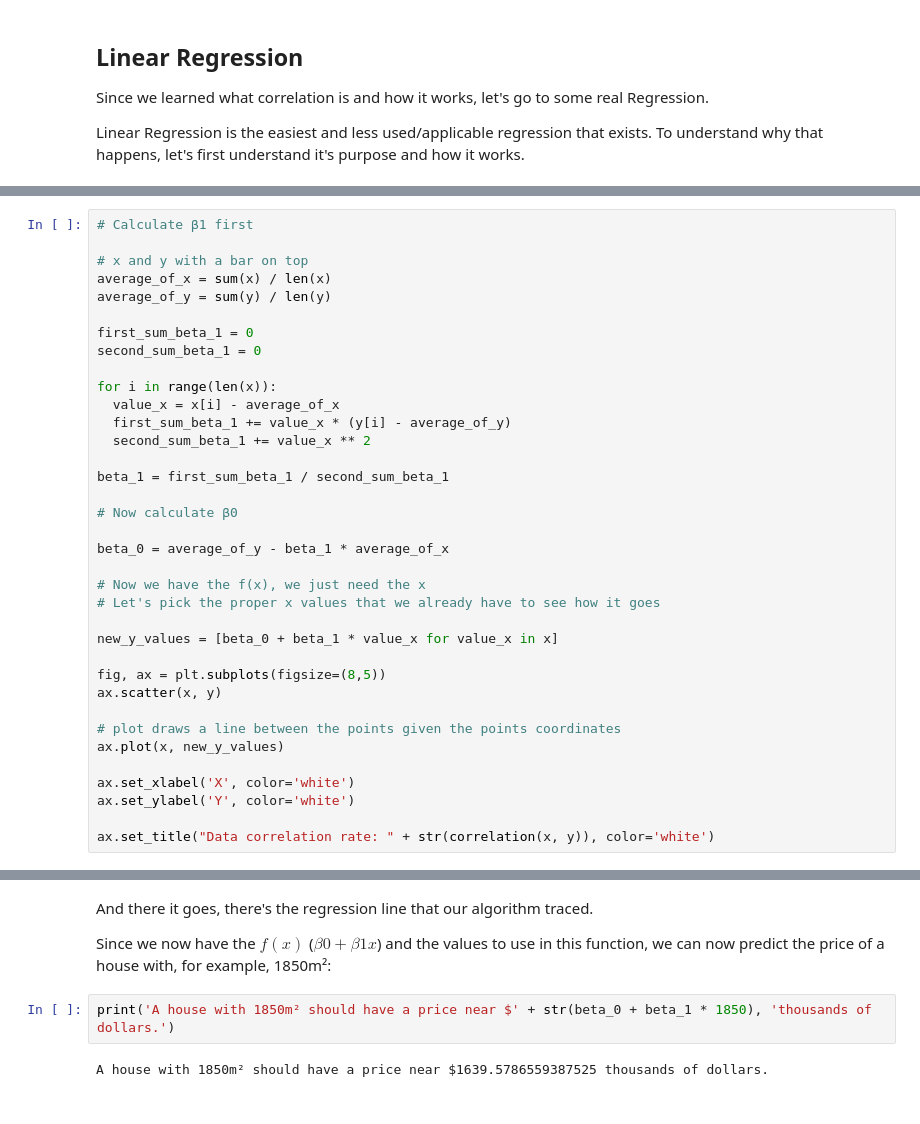
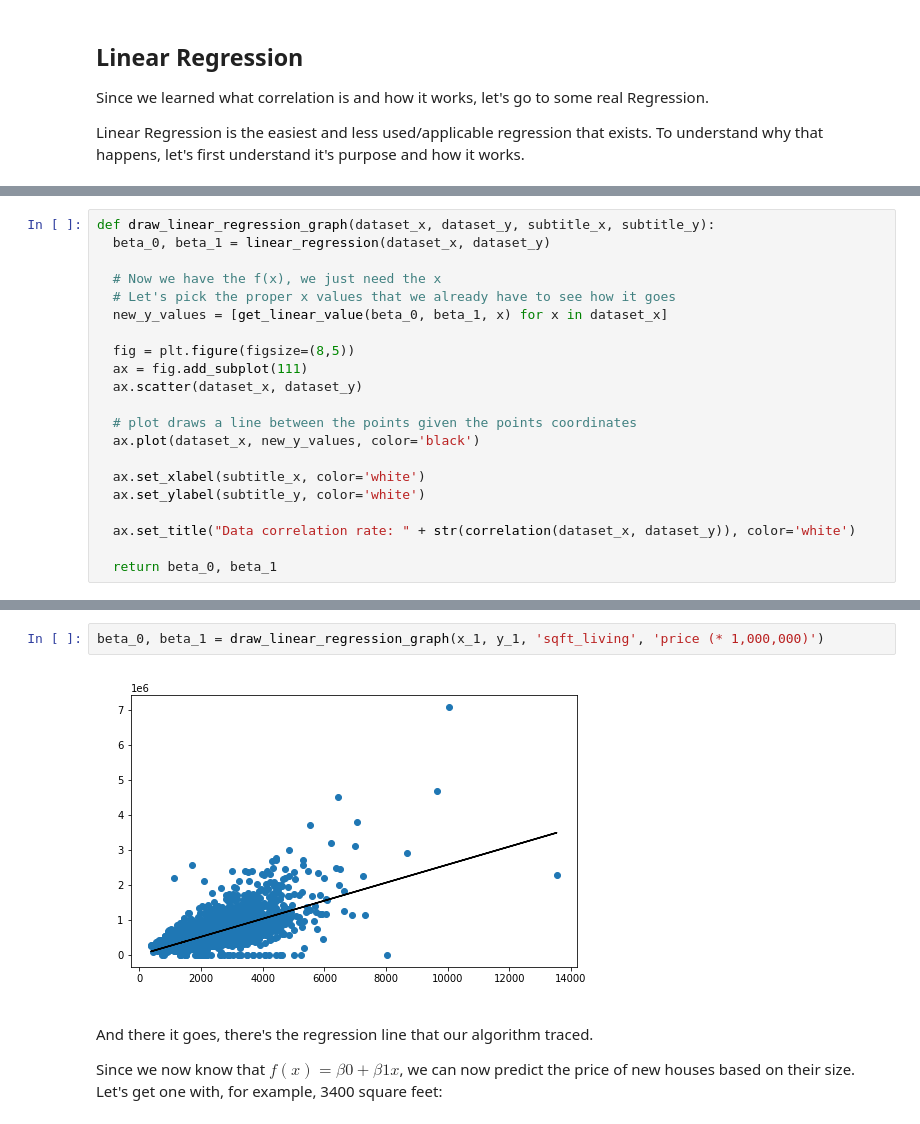
Before and after one commit to vitorhhelmbrecht/machine_learning, a Jupyter notebook: Supervised Learning/Regression/Regression.ipynb, the cells around one changed output, grey strips where cells are left out. Saved outputs shown, nothing was run; the diff lists cells and outputs as text.

```diff
--- a/Supervised Learning/Regression/Regression.ipynb
+++ b/Supervised Learning/Regression/Regression.ipynb
@@ -244,36 +289,21 @@ Now let's code thoes beautifull equations out!
 # %%
-# Calculate β1 first
+def draw_linear_regression_graph(dataset_x, dataset_y, subtitle_x, subtitle_y):
+  beta_0, beta_1 = linear_regression(dataset_x, dataset_y)
 
-# x and y with a bar on top
-average_of_x = sum(x) / len(x)
-average_of_y = sum(y) / len(y)
+  # Now we have the f(x), we just need the x
+  # Let's pick the proper x values that we already have to see how it goes
+  new_y_values = [get_linear_value(beta_0, beta_1, x) for x in dataset_x]
 
-first_sum_beta_1 = 0
-second_sum_beta_1 = 0
+  fig = plt.figure(figsize=(8,5))
+  ax = fig.add_subplot(111)
+  ax.scatter(dataset_x, dataset_y)
 
-for i in range(len(x)):
-  value_x = x[i] - average_of_x
-  first_sum_beta_1 += value_x * (y[i] - average_of_y)
-  second_sum_beta_1 += value_x ** 2
+  # plot draws a line between the points given the points coordinates
+  ax.plot(dataset_x, new_y_values, color='black')
 
-beta_1 = first_sum_beta_1 / second_sum_beta_1
+  ax.set_xlabel(subtitle_x, color='white')
+  ax.set_ylabel(subtitle_y, color='white')
 
-# Now calculate β0
+  ax.set_title("Data correlation rate: " + str(correlation(dataset_x, dataset_y)), color='white')
 
-beta_0 = average_of_y - beta_1 * average_of_x
-
-# Now we have the f(x), we just need the x
-# Let's pick the proper x values that we already have to see how it goes
-
-new_y_values = [beta_0 + beta_1 * value_x for value_x in x]
-
-fig, ax = plt.subplots(figsize=(8,5))
-ax.scatter(x, y)
-
-# plot draws a line between the points given the points coordinates
-ax.plot(x, new_y_values)
-
-ax.set_xlabel('X', color='white')
-ax.set_ylabel('Y', color='white')
-
-ax.set_title("Data correlation rate: " + str(correlation(x, y)), color='white')
+  return beta_0, beta_1
@@ -283,8 +310,8 @@ Text(0.5, 1.0, 'Data correlation rate: 0.9594589776284685')
+# %%
+beta_0, beta_1 = draw_linear_regression_graph(x_1, y_1, 'sqft_living', 'price (* 1,000,000)')
+# %% [output]
+[figure, added]
 # %% [markdown]
 And there it goes, there's the regression line that our algorithm traced.
 
-Since we now have the $f(x)$ ($β0+β1x$) and the values to use in this function, we can now predict the price of a house with, for example, 1850m²:
+Since we now know that $f(x) = β0+β1x$, we can now predict the price of new houses based on their size. Let's get one with, for example, 3400 square feet:
-# %%
-print('A house with 1850m² should have a price near $' + str(beta_0 + beta_1 * 1850), 'thousands of dollars.')
-# %% [output]
-A house with 1850m² should have a price near $1639.5786559387525 thousands of dollars.
```
Also changed, not shown: parts of 30 cells of this notebook.
